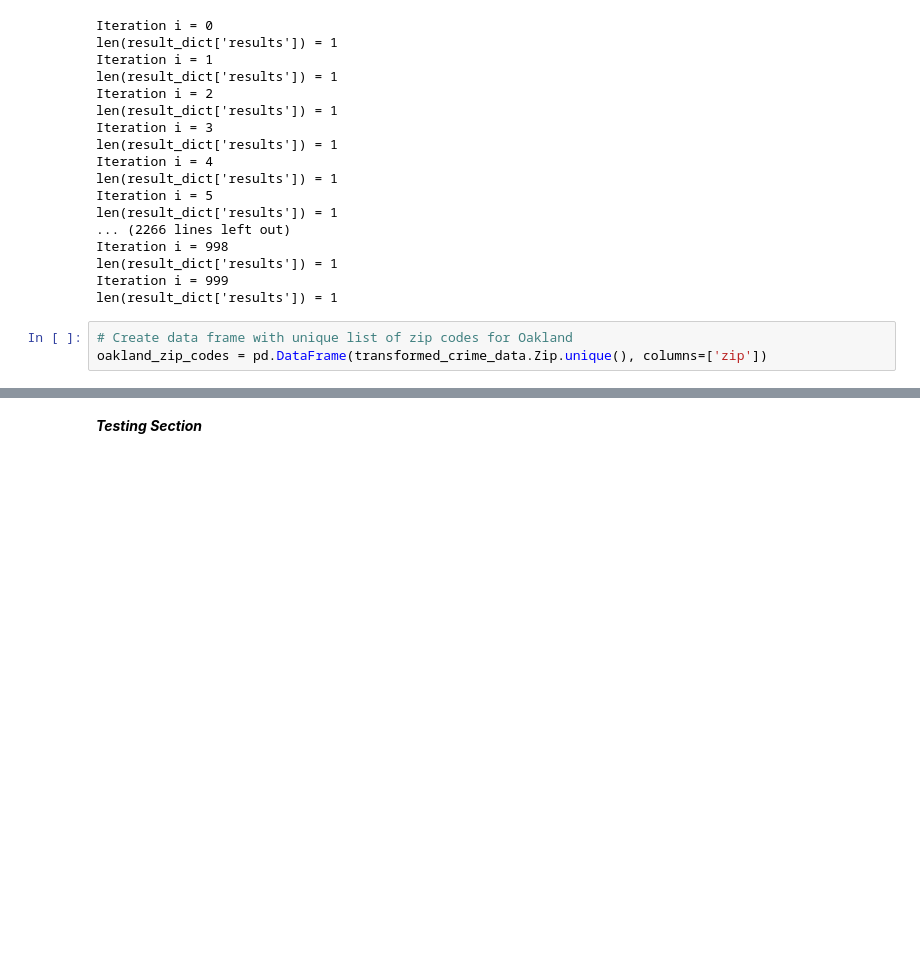
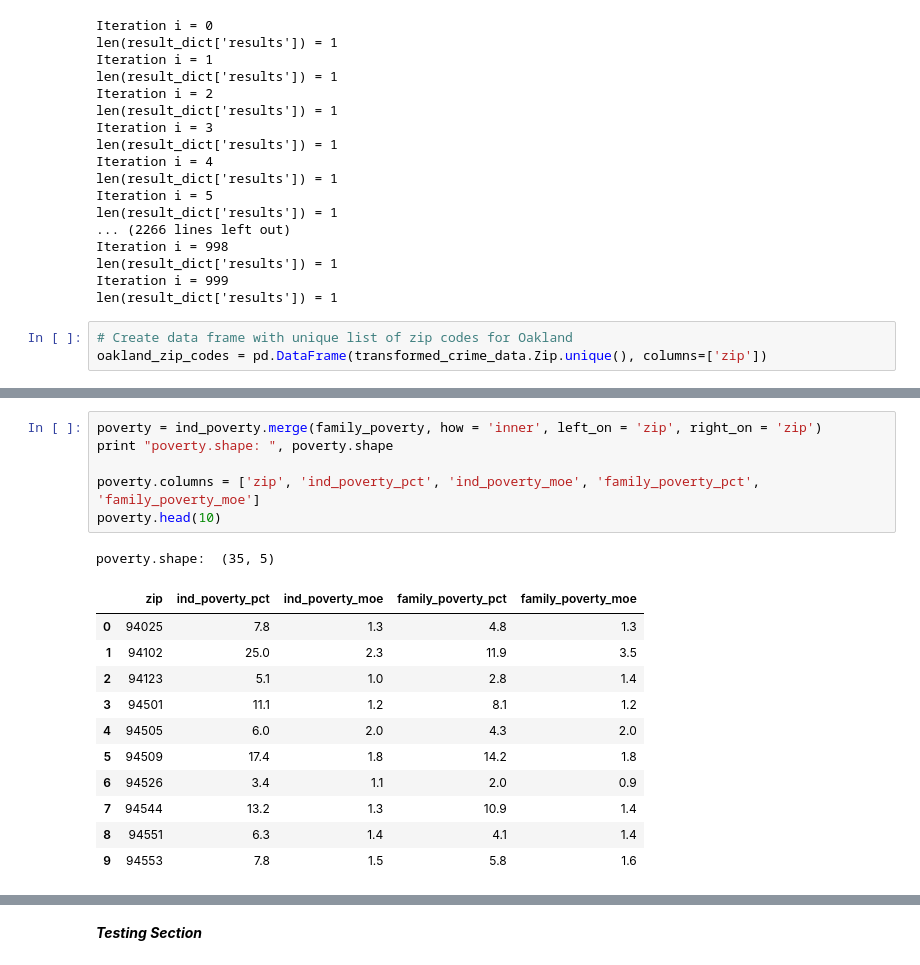
Before and after one commit to jeffrey-hsu/oakland-crime-prediction, a Jupyter notebook: machine_learning/crime_data_prediction.ipynb, the cells around one changed output, grey strips where cells are left out. Cells and saved outputs as stored; diff of their text form; blank space fills up the shorter version.

```diff
--- a/machine_learning/crime_data_prediction.ipynb
+++ b/machine_learning/crime_data_prediction.ipynb
@@ -200,0 +213,19 @@ family_poverty_status_oakland.head()
+# %%
+poverty = ind_poverty.merge(family_poverty, how = 'inner', left_on = 'zip', right_on = 'zip')
+print "poverty.shape: ", poverty.shape
+
+poverty.columns = ['zip', 'ind_poverty_pct', 'ind_poverty_moe', 'family_poverty_pct', 'family_poverty_moe']
+poverty.head(10)
+# %% [output]
+poverty.shape:  (35, 5)
+|  | zip | ind_poverty_pct | ind_poverty_moe | family_poverty_pct | family_poverty_moe |
+| 0 | 94025 | 7.8 | 1.3 | 4.8 | 1.3 |
+| 1 | 94102 | 25.0 | 2.3 | 11.9 | 3.5 |
+| 2 | 94123 | 5.1 | 1.0 | 2.8 | 1.4 |
+| 3 | 94501 | 11.1 | 1.2 | 8.1 | 1.2 |
+| 4 | 94505 | 6.0 | 2.0 | 4.3 | 2.0 |
+| 5 | 94509 | 17.4 | 1.8 | 14.2 | 1.8 |
+| 6 | 94526 | 3.4 | 1.1 | 2.0 | 0.9 |
+| 7 | 94544 | 13.2 | 1.3 | 10.9 | 1.4 |
+| 8 | 94551 | 6.3 | 1.4 | 4.1 | 1.4 |
+| 9 | 94553 | 7.8 | 1.5 | 5.8 | 1.6 |
```
Also changed, not shown: parts of 5 cells of this notebook, 1 other file.
